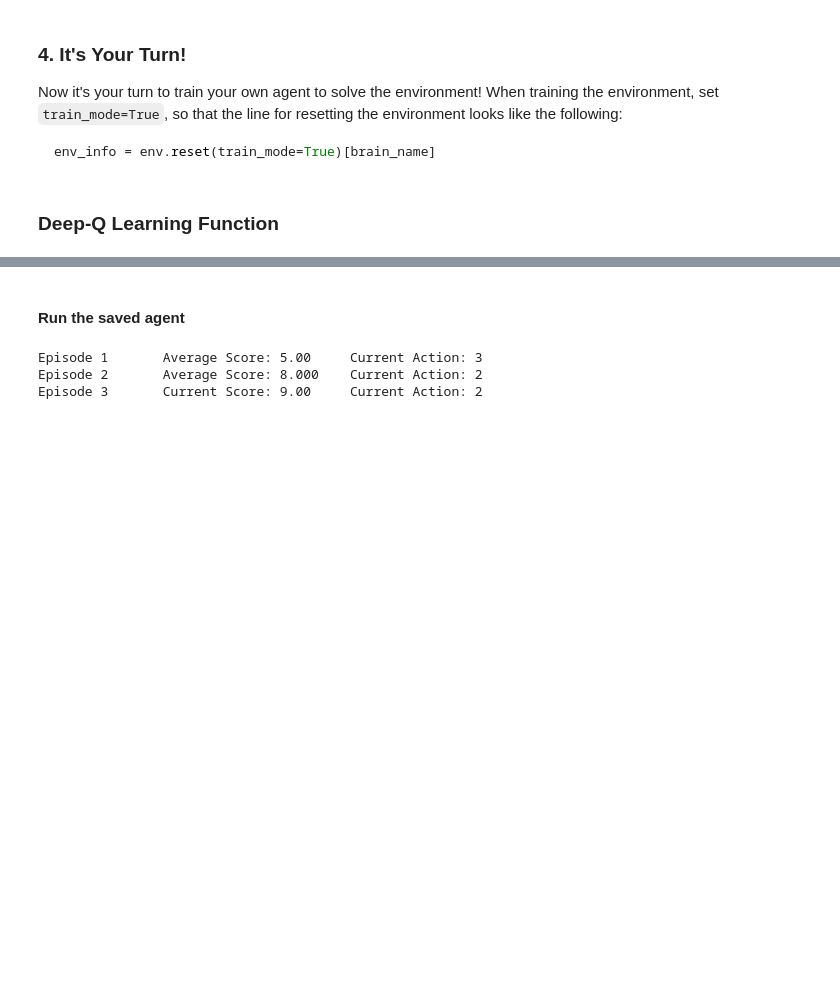
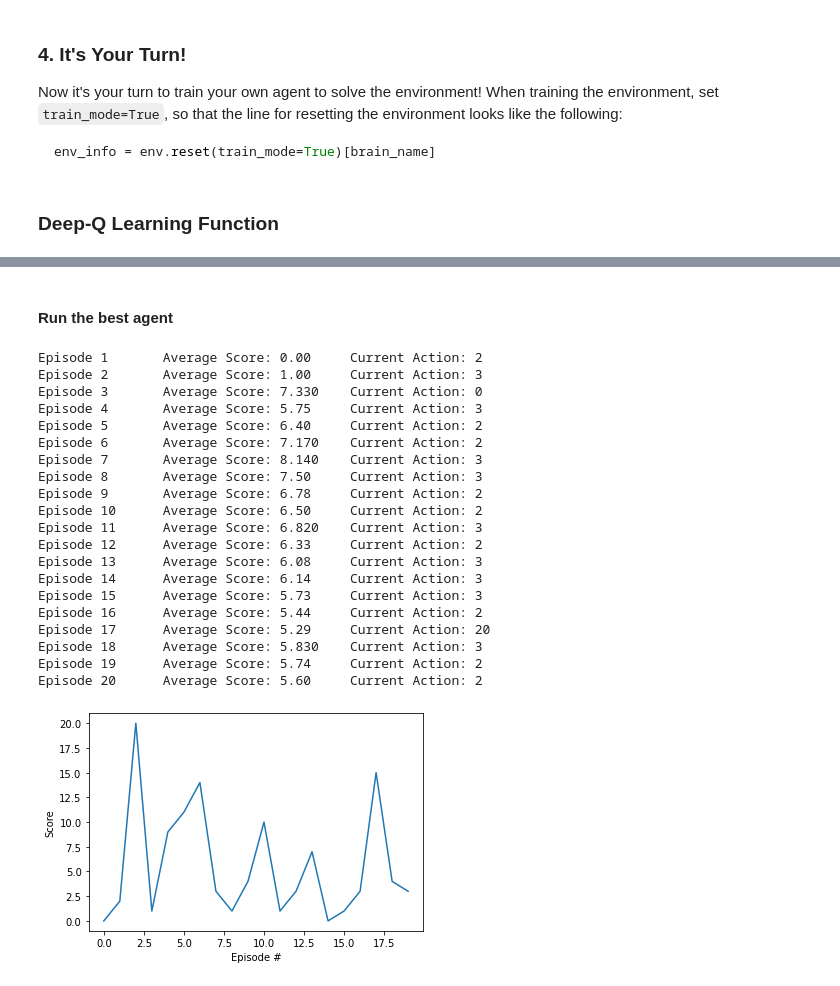
Before and after one commit to michaelprichardson/udacity-rl-navigation, a Jupyter notebook: Navigation.ipynb, the cells around one changed output, grey strips where cells are left out. Drawn from its saved outputs; the diff is of its cells as text; code cells hidden in the pictures; blank space fills up the shorter version.

```diff
--- a/Navigation.ipynb
+++ b/Navigation.ipynb
@@ -452,40 +271,58 @@ Environment solved in 218 episodes!     Average Score: 13.00
 # %% [markdown]
-#### Run the saved agent
+#### Run the best agent
 # %%
 # Initialize the agent and load the weights from file
-agent = Agent(state_size=state_size, action_size=action_size, seed=0)
-checkpoint = 'checkpoints/dqn_rb_checkpoint.pth'
+agent = Agent(state_size=state_size, action_size=action_size, seed=0, layer_1=32, layer_2=32, use_dropout=False, use_dueling=False, use_double=True)
+checkpoint = './best_agent_ddqn_32_checkpoint.pth'
 agent.qnetwork_local.load_state_dict(torch.load(checkpoint))
 
 num_episodes = 20
 scores = []
 for i_episode in range(1,num_episodes + 1):
     env_info = env.reset(train_mode=False)[brain_name] # reset the environment
     state = env_info.vector_observations[0]            # get the current state
     score = 0                                          # initialize the score
     while True:
         action = agent.act(state, eps=0)               # select an action
         env_info = env.step(action)[brain_name]        # send the action to the environment
         next_state = env_info.vector_observations[0]   # get the next state
         reward = env_info.rewards[0]                   # get the reward
         done = env_info.local_done[0]                  # see if episode has finished
 
         score += reward                                # update the score
         state = next_state                             # roll over the state to next time step
         print('\rEpisode {}\tCurrent Score: {:.2f}\tCurrent Action: {}'.format(i_episode, score, action), end="")
         if done:                                       # exit loop if episode finished
             scores.append(score)
             print('\rEpisode {}\tAverage Score: {:.2f}'.format(i_episode, np.mean(scores)))
             break
 
 # plot the scores
 fig = plt.figure()
 ax = fig.add_subplot(111)
 plt.plot(np.arange(len(scores)), scores)
 plt.ylabel('Score')
 plt.xlabel('Episode #')
 plt.show()
 # %% [output]
-Episode 1       Average Score: 5.00     Current Action: 3
-Episode 2       Average Score: 8.000    Current Action: 2
-Episode 3       Current Score: 9.00     Current Action: 2
+Episode 1       Average Score: 0.00     Current Action: 2
+Episode 2       Average Score: 1.00     Current Action: 3
+Episode 3       Average Score: 7.330    Current Action: 0
+Episode 4       Average Score: 5.75     Current Action: 3
+Episode 5       Average Score: 6.40     Current Action: 2
+Episode 6       Average Score: 7.170    Current Action: 2
+Episode 7       Average Score: 8.140    Current Action: 3
+Episode 8       Average Score: 7.50     Current Action: 3
+Episode 9       Average Score: 6.78     Current Action: 2
+Episode 10      Average Score: 6.50     Current Action: 2
+Episode 11      Average Score: 6.820    Current Action: 3
+Episode 12      Average Score: 6.33     Current Action: 2
+Episode 13      Average Score: 6.08     Current Action: 3
+Episode 14      Average Score: 6.14     Current Action: 3
+Episode 15      Average Score: 5.73     Current Action: 3
+Episode 16      Average Score: 5.44     Current Action: 2
+Episode 17      Average Score: 5.29     Current Action: 20
+Episode 18      Average Score: 5.830    Current Action: 3
+Episode 19      Average Score: 5.74     Current Action: 2
+Episode 20      Average Score: 5.60     Current Action: 2
+[figure, added]
```
Also changed, not shown: parts of 24 cells of this notebook, 7 other files.
